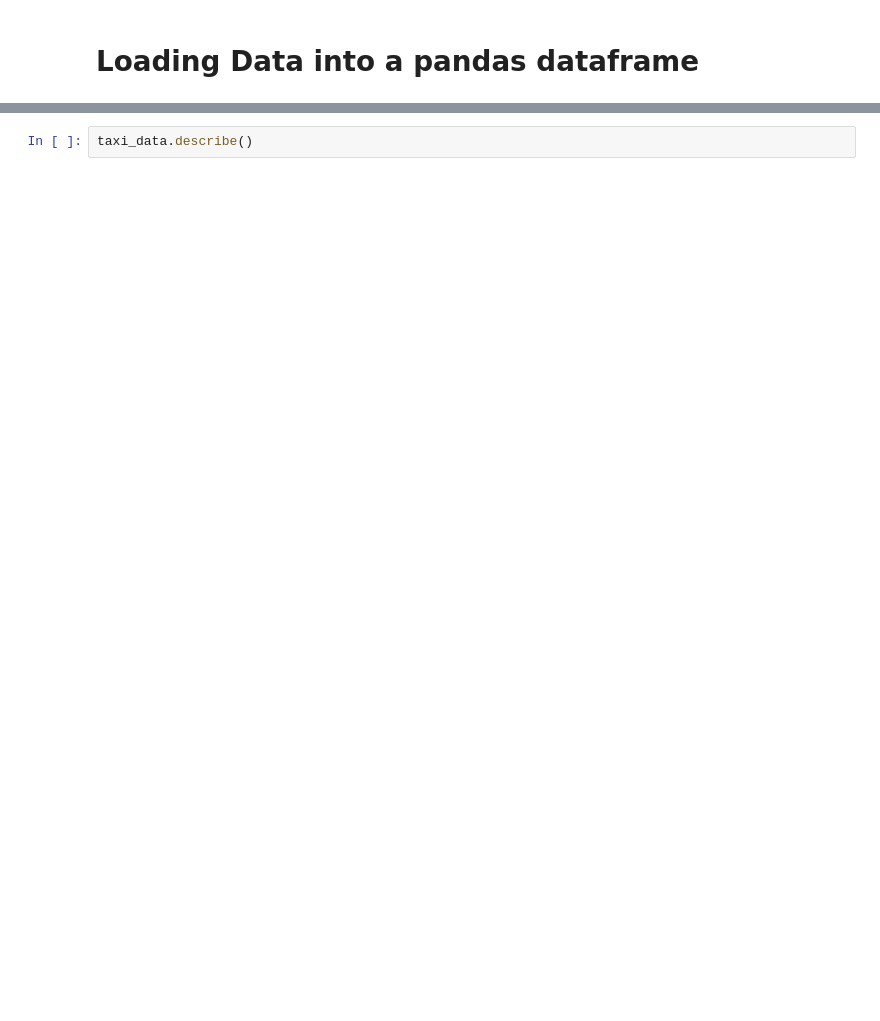
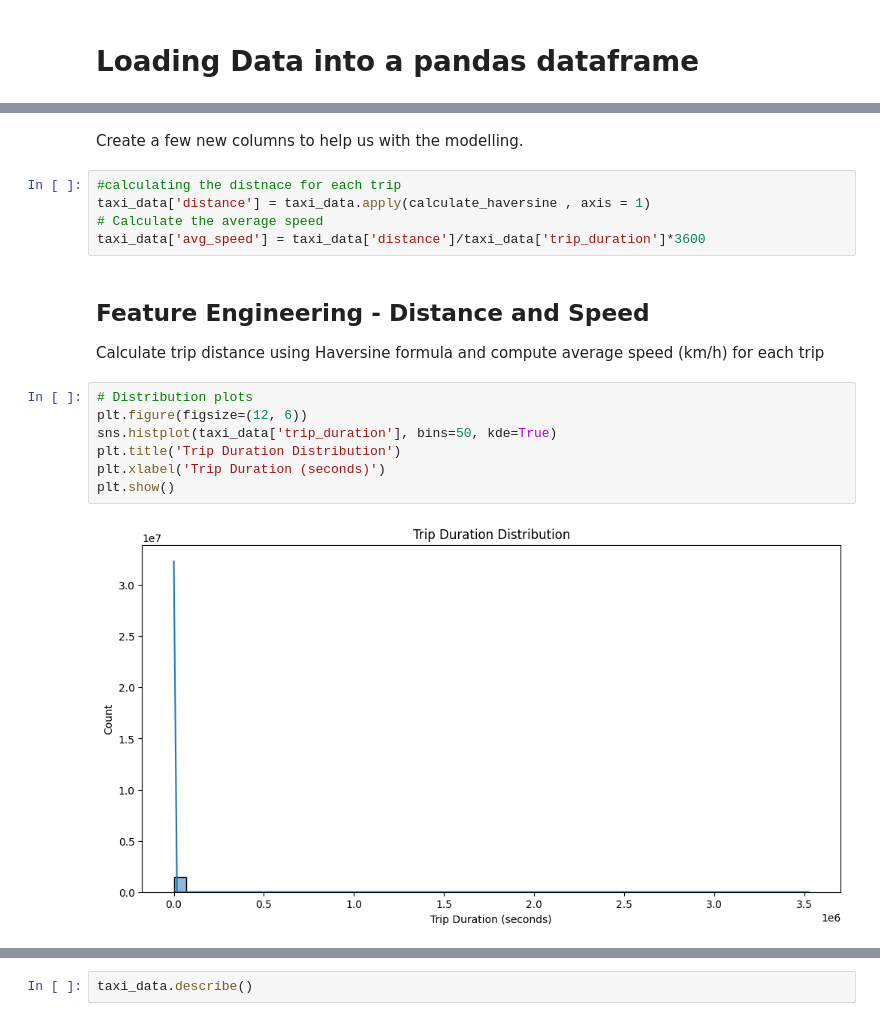
Before and after one commit to rajarshibemech/new-york-taxirides, a Jupyter notebook: New York Taxi rides exploration Modelling.ipynb, the cells around one changed output, grey strips where cells are left out. Cells and saved outputs as stored; diff of their text form; blank space fills up the shorter version.

```diff
--- a/New York Taxi rides exploration Modelling.ipynb
+++ b/New York Taxi rides exploration Modelling.ipynb
@@ -30,0 +117,19 @@ taxi_data.head()
+# %% [markdown]
+Create a few new columns to help us with the modelling.
+# %%
+#calculating the distnace for each trip
+taxi_data['distance'] = taxi_data.apply(calculate_haversine , axis = 1)
+# Calculate the average speed
+taxi_data['avg_speed'] = taxi_data['distance']/taxi_data['trip_duration']*3600
+# %% [markdown]
+## Feature Engineering - Distance and Speed
+Calculate trip distance using Haversine formula and compute average speed (km/h) for each trip
+# %%
+# Distribution plots
+plt.figure(figsize=(12, 6))
+sns.histplot(taxi_data['trip_duration'], bins=50, kde=True)
+plt.title('Trip Duration Distribution')
+plt.xlabel('Trip Duration (seconds)')
+plt.show()
+# %% [output]
+[figure, added]
```
Also changed, not shown: parts of 245 cells of this notebook.
